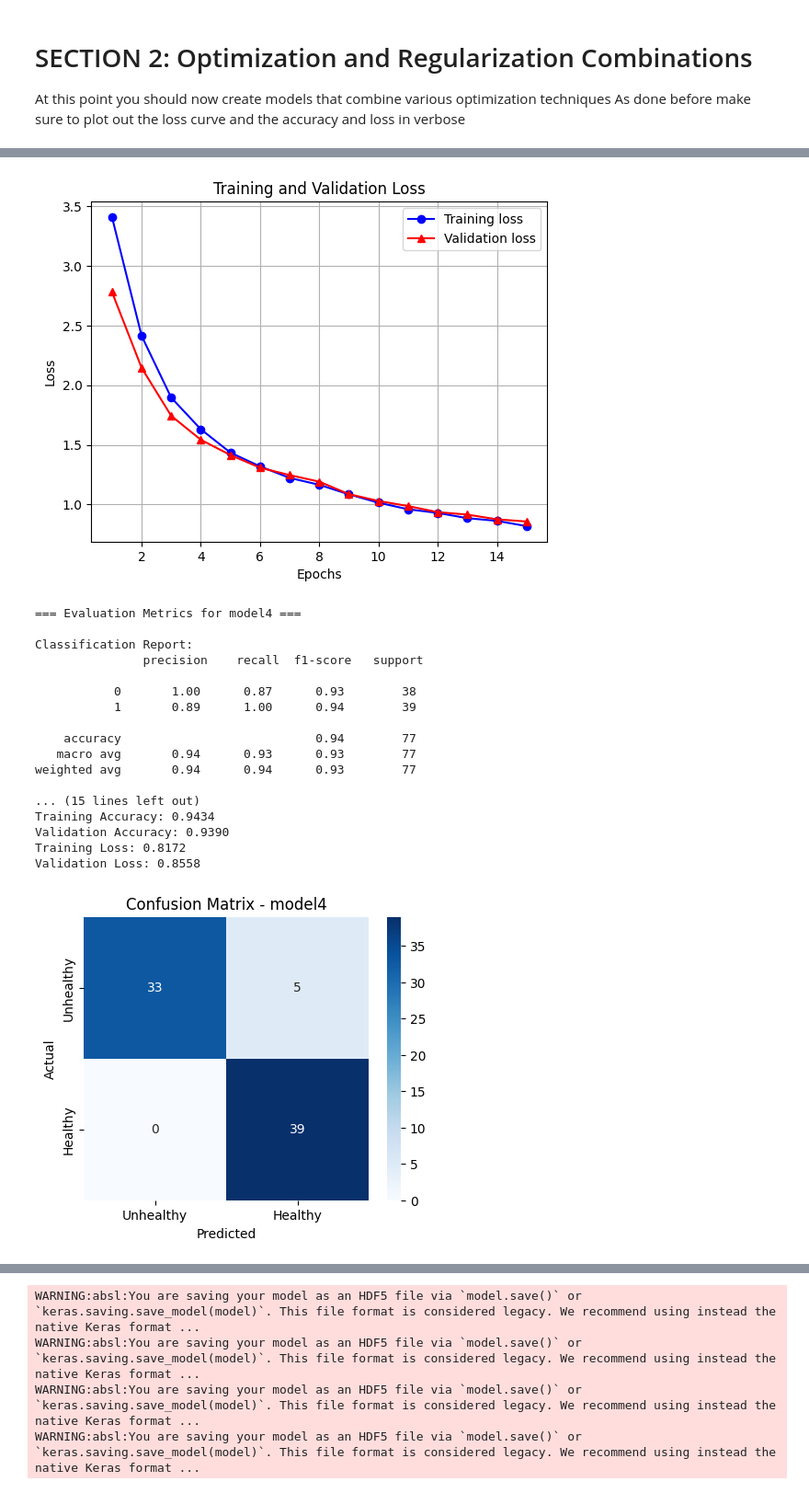
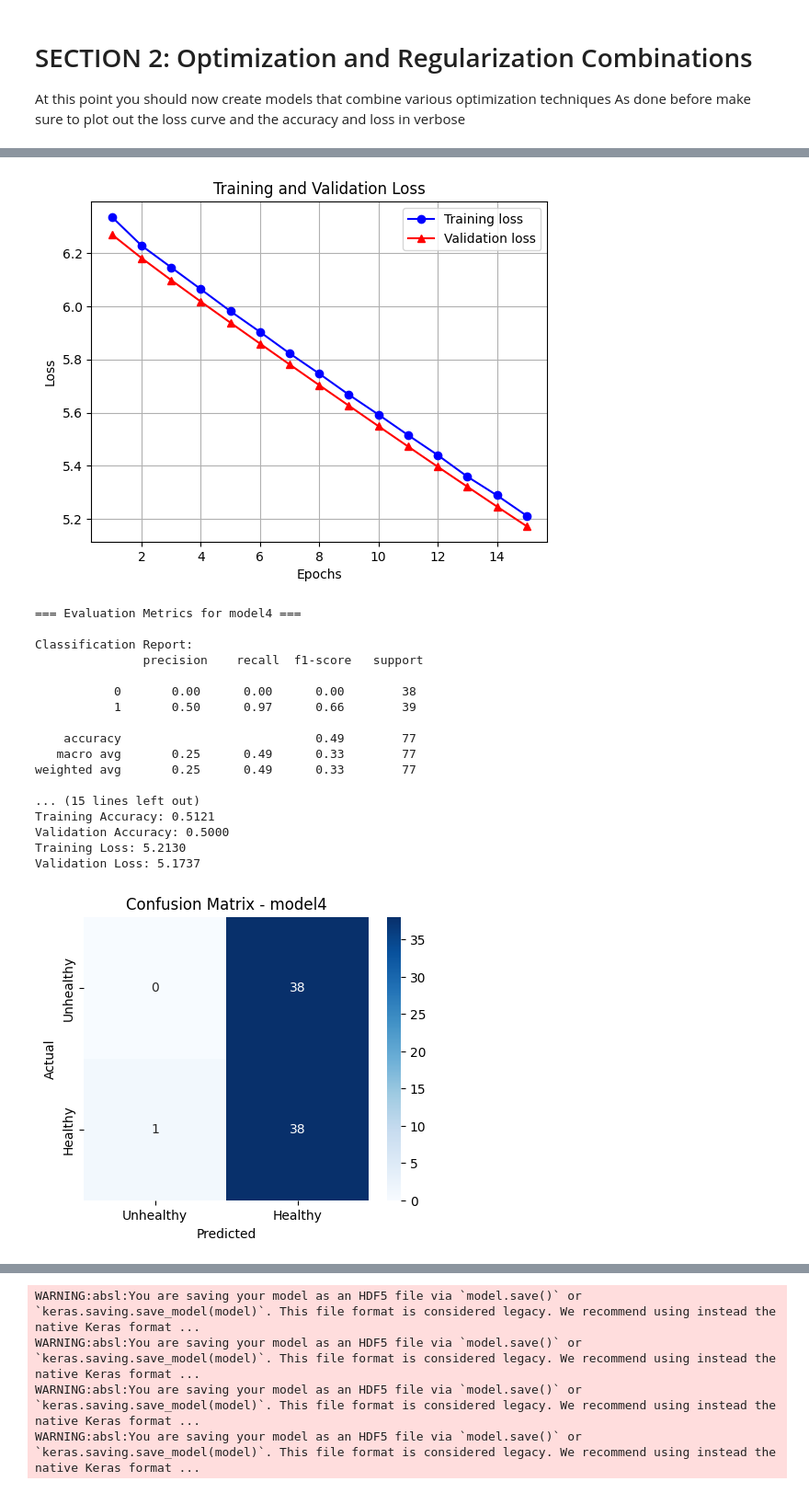
Before and after one commit to Afsaumutoniwase/Farmsmart_model_training_and_evaluation, a Jupyter notebook: Summative_Intro_to_ml_Afsa Umutoniwase_assignment.ipynb, the cells around one changed output, grey strips where cells are left out. Shown at 92% size. Drawn from its saved outputs; the diff is of its cells as text; code cells hidden in the pictures.

```diff
--- a/Summative_Intro_to_ml_Afsa Umutoniwase_assignment.ipynb
+++ b/Summative_Intro_to_ml_Afsa Umutoniwase_assignment.ipynb
@@ -131,12 +132,12 @@ def define_model(optimizer_name='adam',
 
     # Build model
     model = Sequential()
-    model.add(Conv2D(32, (3, 3), activation='relu', input_shape=(240, 240, 3), kernel_regularizer=regularizer))
+    model.add(Conv2D(16, (3, 3), activation='relu', input_shape=(240, 240, 3), kernel_regularizer=regularizer))
     model.add(MaxPooling2D(2, 2))
-    model.add(Conv2D(64, (3, 3), activation='relu', kernel_regularizer=regularizer))
+    model.add(Conv2D(32, (3, 3), activation='relu', kernel_regularizer=regularizer))
     model.add(MaxPooling2D(2, 2))
-    model.add(Flatten())
-    model.add(Dense(128, activation='relu', kernel_regularizer=regularizer))
+    model.add(GlobalAveragePooling2D())
+    model.add(Dense(64, activation='relu', kernel_regularizer=regularizer))
 
     if dropout > 0:
         model.add(Dropout(dropout))
@@ -416,7 +412,7 @@ Validation Loss: 0.6241
 # %%
 model4, history4, config4 = define_model(
-    optimizer_name='adam',
-    regularization_type='l2',
+    optimizer_name='rmsprop',
+    regularization_type='l1',
     early_stopping=True,
     dropout=0.5,
     learning_rate=0.0001,
@@ -449,22 +445,22 @@ Epoch 15/15
-[figure, old version]
+[figure, new version]
 === Evaluation Metrics for model4 ===
 
 Classification Report:
                precision    recall  f1-score   support
 
-           0       1.00      0.87      0.93        38
-           1       0.89      1.00      0.94        39
+           0       0.00      0.00      0.00        38
+           1       0.50      0.97      0.66        39
 
-    accuracy                           0.94        77
-   macro avg       0.94      0.93      0.93        77
-weighted avg       0.94      0.94      0.93        77
+    accuracy                           0.49        77
+   macro avg       0.25      0.49      0.33        77
+weighted avg       0.25      0.49      0.33        77
 
 ... (15 lines left out)
-Training Accuracy: 0.9434
-Validation Accuracy: 0.9390
-Training Loss: 0.8172
-Validation Loss: 0.8558
+Training Accuracy: 0.5121
+Validation Accuracy: 0.5000
+Training Loss: 5.2130
+Validation Loss: 5.1737
-[figure, old version]
+[figure, new version]
 # %%
 def define_model5(data_dir='data',
                   img_size=(240, 240),
```
Also changed, not shown: parts of 13 cells of this notebook.
